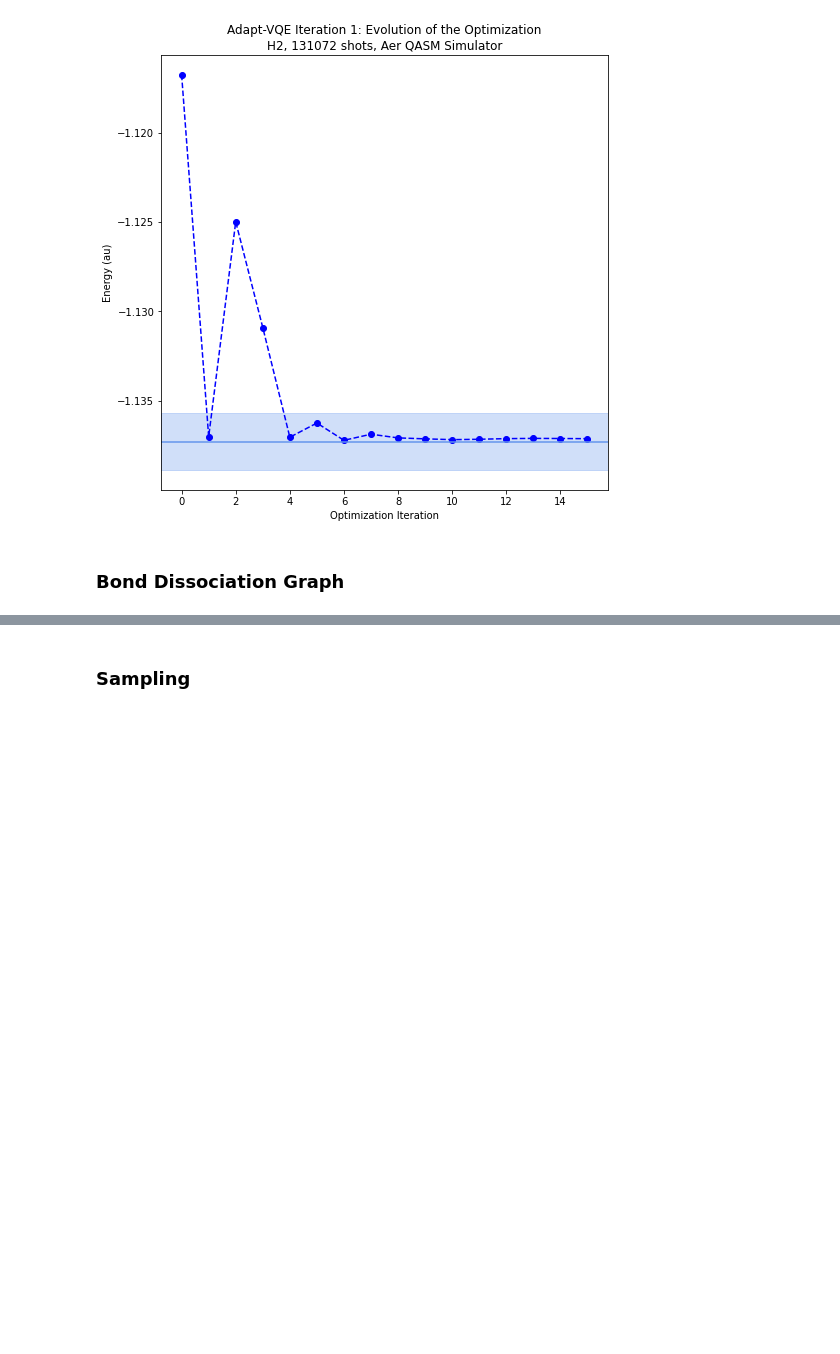
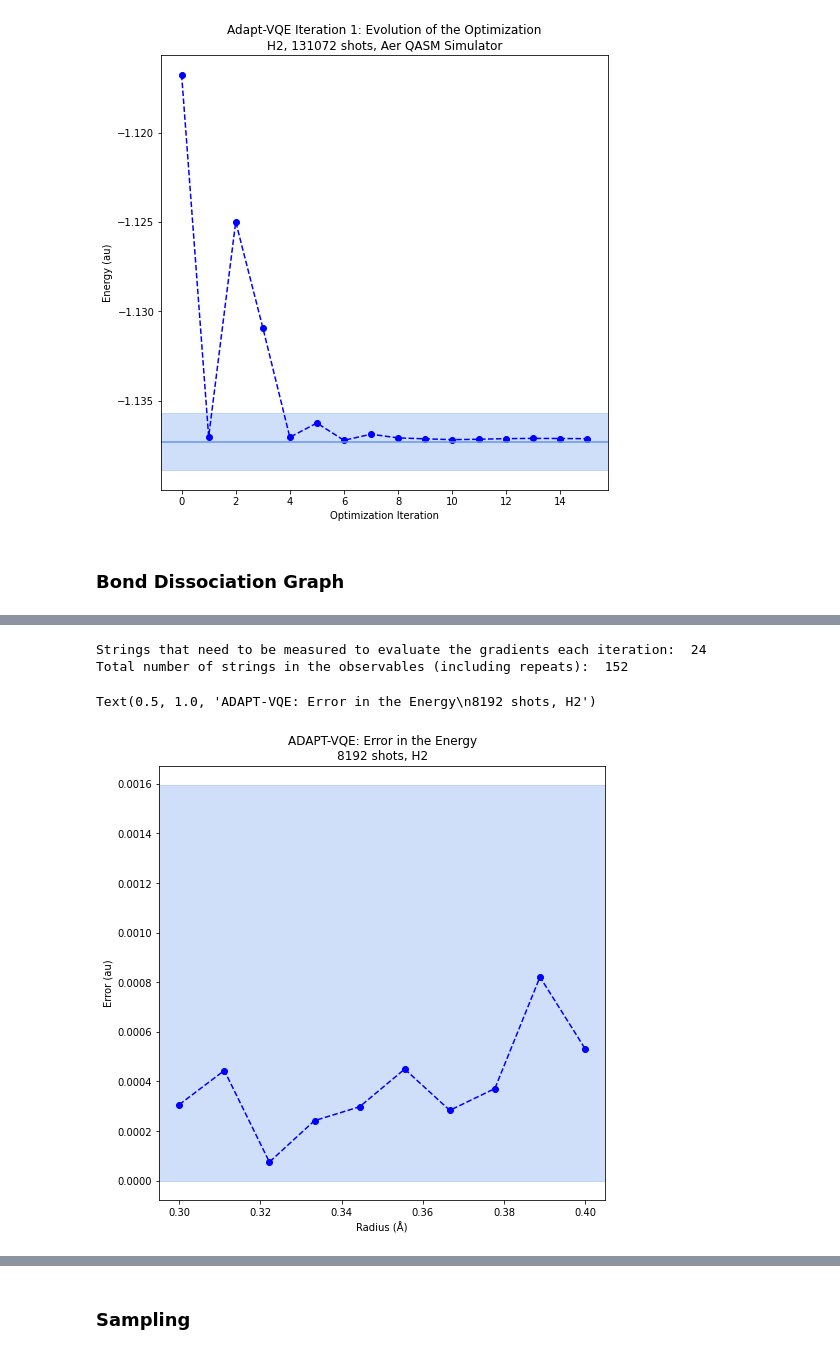
Before and after one commit to mafaldaramoa/VQE, a Jupyter notebook: Qiskit_AdaptVQE.ipynb, the cells around one changed output, grey strips where cells are left out. Drawn from its saved outputs; the diff is of its cells as text; code cells hidden in the pictures; blank space fills up the shorter version.

```diff
--- a/Qiskit_AdaptVQE.ipynb
+++ b/Qiskit_AdaptVQE.ipynb
@@ -2015,0 +2065,31 @@ plt.legend()
+# %%
+# Get total number of Pauli strings in the observables [H,A], that are measured
+#to evaluate the gradients.
+# If strings are repeated between the Hamiltonian and the operators [H,A],
+#one can recycle measurements. Each string should be included only once in the
+#total shot count calculations.
+
+poolMeasStrings = []
+totalStrings = 0
+
+for operator in qubitPool:
+
+  observable = qubitHamiltonian*operator - operator*qubitHamiltonian
+
+  for term in observable.get_operators():
+    pauliString = list(term.terms.keys())[0]
+    totalStrings += 1
+
+    if pauliString not in poolMeasStrings \
+    and pauliString not in hamiltonianStrings:
+      poolMeasStrings.append(pauliString)
+
+gradientsStringCount = len(poolMeasStrings)
+
+print("Strings that need to be measured to evaluate the gradients"
+      " each iteration: ", gradientsStringCount)
+print("Total number of strings in the observables (including repeats): "
+      ,totalStrings)
+# %% [output]
+Strings that need to be measured to evaluate the gradients each iteration:  24
+Total number of strings in the observables (including repeats):  152
@@ -2015,0 +2194,27 @@ plt.legend()
+# %%
+# Change this to plot only part of the data
+start = 0
+stop = len(rList)
+
+adaptErrors = [np.abs(medianEnergy - energy) for (medianEnergy, energy) in \
+               zip(medianEnergies, exactEnergies)][start:stop]
+
+fig, ax1 = plt.subplots(figsize = [8,8])
+
+ax1.plot(rList[start:stop],
+        adaptErrors[start:stop],
+        '--o',
+        color = 'b')
+
+l = ax1.axhspan(0, chemicalAccuracy, alpha=0.3, color = 'cornflowerblue')
+
+ax1.set_ylabel("Error (au)")
+ax1.set_xlabel("Radius (Å)")
+
+title = f"ADAPT-VQE: Error in the Energy\n"
+title += "{} shots, {}".format(shots,name)
+
+ax1.set_title(title)
+# %% [output]
+Text(0.5, 1.0, 'ADAPT-VQE: Error in the Energy\n8192 shots, H2')
+[figure, added]
```
Also changed, not shown: parts of 34 cells of this notebook, 1 other file.
